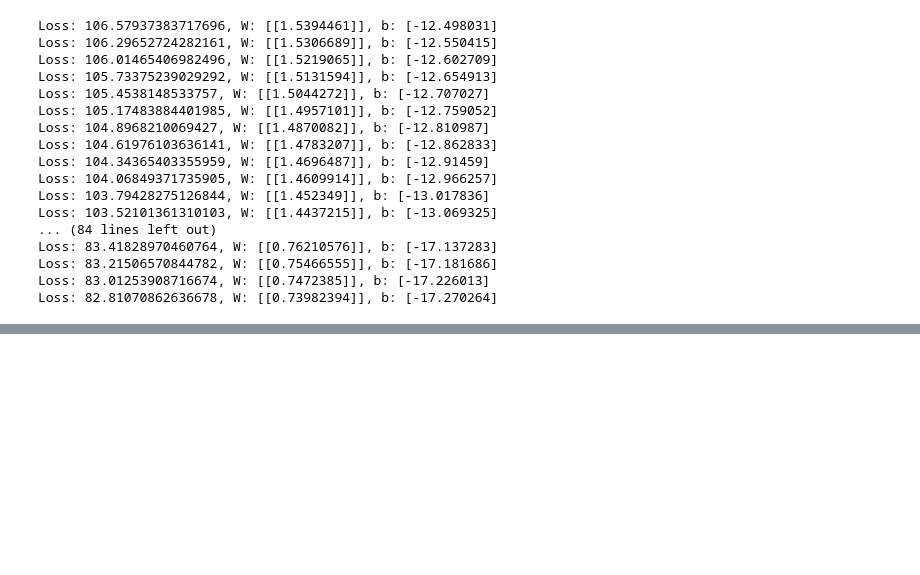
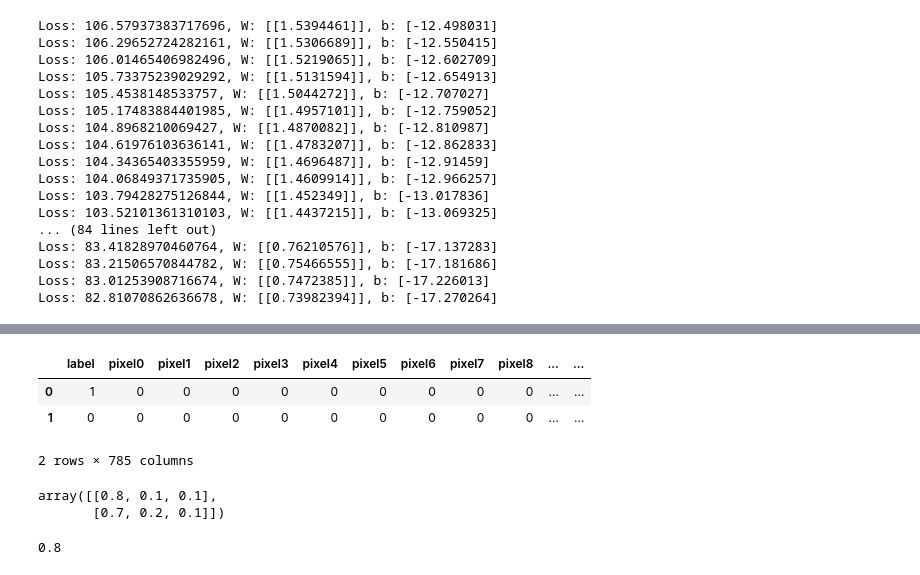
Before and after one commit to rachita-ramesh/introduction_ml, a Jupyter notebook: ClassCode/day3.ipynb, the cells around one changed output, grey strips where cells are left out. Cells and saved outputs as stored; diff of their text form; code cells hidden in the pictures; blank space fills up the shorter version.

```diff
--- a/ClassCode/day3.ipynb
+++ b/ClassCode/day3.ipynb
@@ -211,0 +264,10 @@ Loss: 82.81070862636678, W: [[0.73982394]], b: [-17.270264]
+# %%
+### MLP, define models, batches of data very easily, optimizers, loss functions
+mnist=pd.read_csv("../sony/data/mnist_train.csv")
+# %%
+mnist.head(2)
+# %% [output]
+|  | label | pixel0 | pixel1 | pixel2 | pixel3 | pixel4 | pixel5 | pixel6 | pixel7 | pixel8 | ... | ... |
+| 0 | 1 | 0 | 0 | 0 | 0 | 0 | 0 | 0 | 0 | 0 | ... | ... |
+| 1 | 0 | 0 | 0 | 0 | 0 | 0 | 0 | 0 | 0 | 0 | ... | ... |
+2 rows × 785 columns
@@ -211,0 +278,5 @@ Loss: 82.81070862636678, W: [[0.73982394]], b: [-17.270264]
+# %%
+predicted
+# %% [output]
+array([[0.8, 0.1, 0.1],
+       [0.7, 0.2, 0.1]])
@@ -211,0 +285,4 @@ Loss: 82.81070862636678, W: [[0.73982394]], b: [-17.270264]
+# %%
+predicted[0,0]
+# %% [output]
+0.8
```
Also changed, not shown: parts of 31 cells of this notebook.
